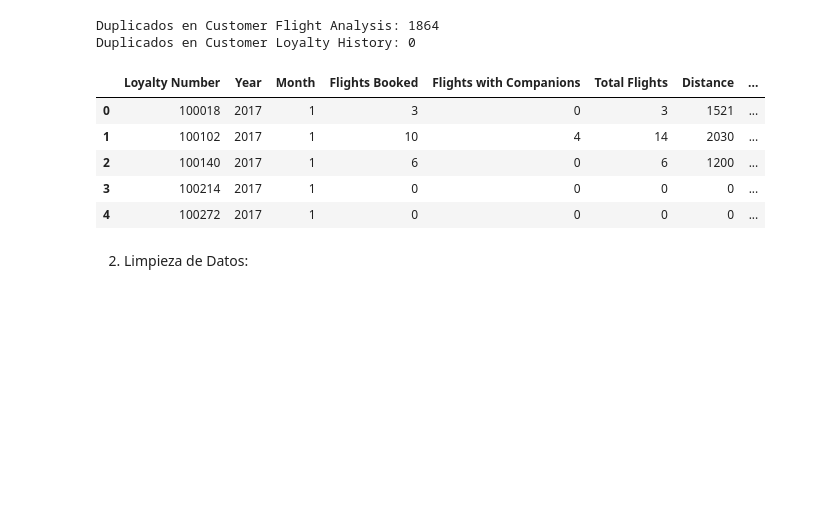
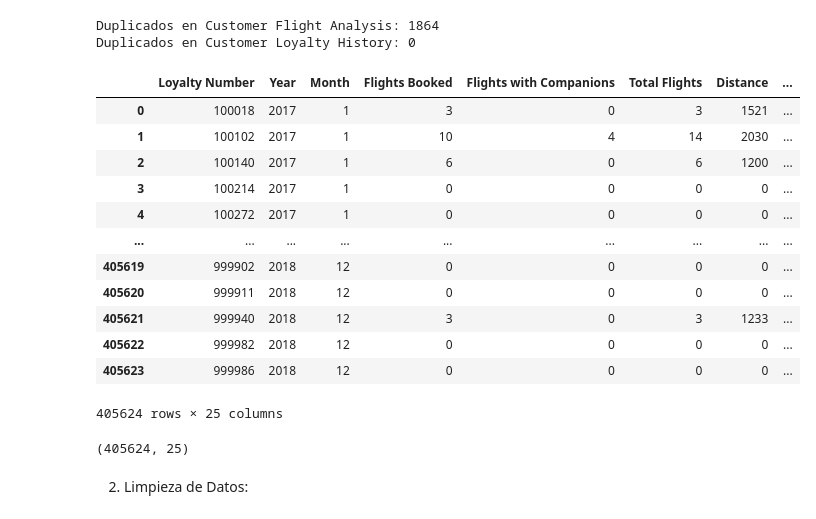
Before and after one commit to Adalab/bda-modulo-3-evaluacion-final-melila79, a Jupyter notebook: modulo 3 evaluacion final.ipynb, the cells around one changed output. Drawn from its saved outputs; the diff is of its cells as text; code cells hidden in the pictures; blank space fills up the shorter version.

```diff
--- a/modulo 3 evaluacion final.ipynb
+++ b/modulo 3 evaluacion final.ipynb
@@ -162,15 +164,28 @@ Duplicados en Customer Loyalty History: 0
 # %%
 # Unimos los 2 DataFrames por la columna en común 'Loyalty Number'
 
-df_combinado = pd.merge(df_flight, df_loyalty, on='Loyalty Number') #, how='inner')
-df_combinado.head()
+df_unido = df_flight.merge(df_loyalty, left_on = 'Loyalty Number', right_on = 'Loyalty Number') # OTRA FORMA: df_combinado = pd.merge(df_flight, df_loyalty, on='Loyalty Number')
+df_unido
 # %% [output]
 |  | Loyalty Number | Year | Month | Flights Booked | Flights with Companions | Total Flights | Distance | ... |
 | 0 | 100018 | 2017 | 1 | 3 | 0 | 3 | 1521 | ... |
 | 1 | 100102 | 2017 | 1 | 10 | 4 | 14 | 2030 | ... |
 | 2 | 100140 | 2017 | 1 | 6 | 0 | 6 | 1200 | ... |
 | 3 | 100214 | 2017 | 1 | 0 | 0 | 0 | 0 | ... |
 | 4 | 100272 | 2017 | 1 | 0 | 0 | 0 | 0 | ... |
+| ... | ... | ... | ... | ... | ... | ... | ... | ... |
+| 405619 | 999902 | 2018 | 12 | 0 | 0 | 0 | 0 | ... |
+| 405620 | 999911 | 2018 | 12 | 0 | 0 | 0 | 0 | ... |
+| 405621 | 999940 | 2018 | 12 | 3 | 0 | 3 | 1233 | ... |
+| 405622 | 999982 | 2018 | 12 | 0 | 0 | 0 | 0 | ... |
+| 405623 | 999986 | 2018 | 12 | 0 | 0 | 0 | 0 | ... |
+405624 rows × 25 columns
+# %%
+# Revisamos el numero de registros después de la unión
+
+df_unido.shape
+# %% [output]
+(405624, 25)
 # %% [markdown]
 2. Limpieza de Datos:
 # %%
```
Also changed, not shown: parts of 36 cells of this notebook.
